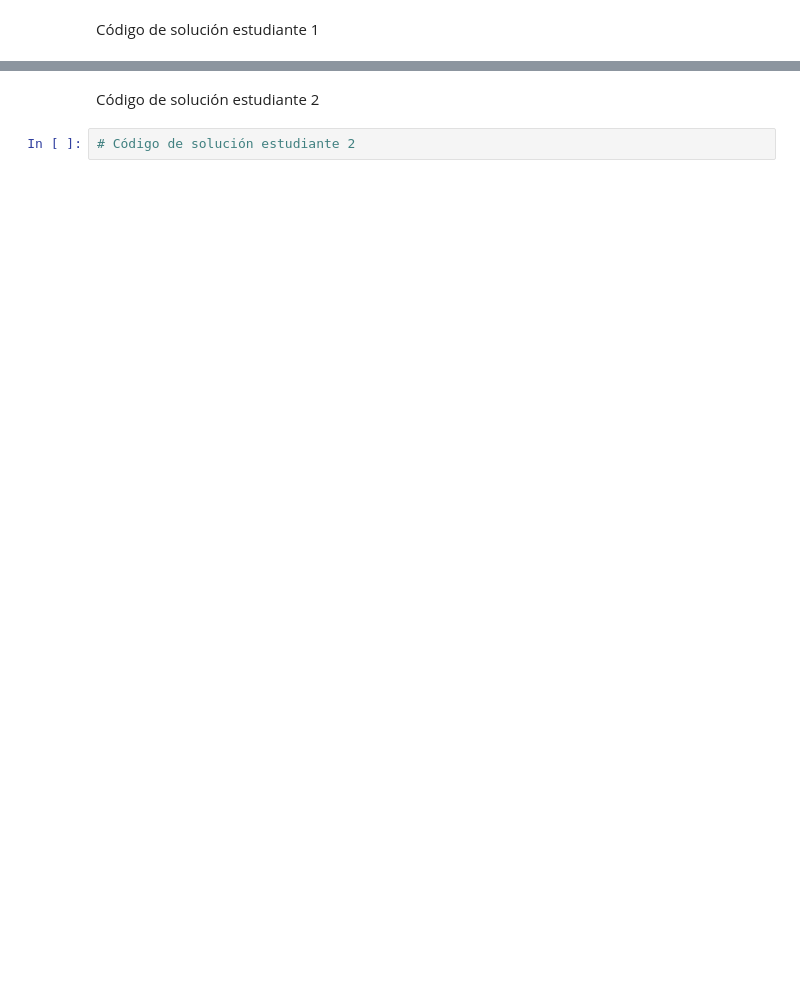
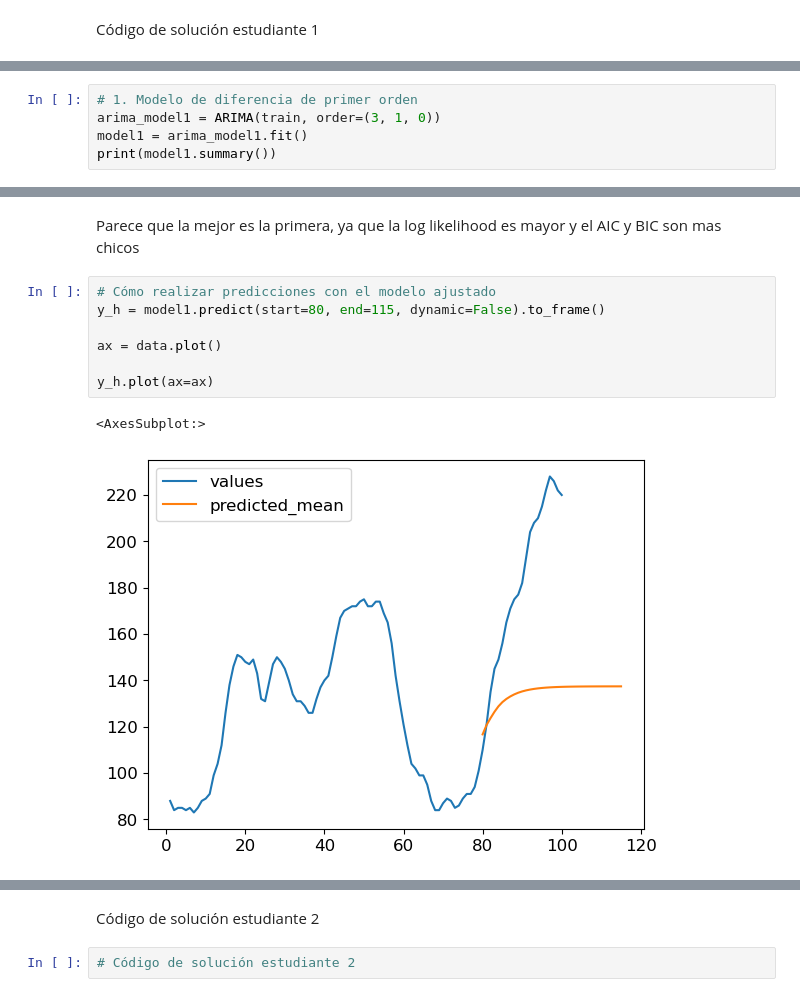
Before and after one commit to RafaJBZ/Tarea_2_RAJuarez_PAVilla, a Jupyter notebook: Tarea2.ipynb, the cells around one changed output, grey strips where cells are left out. Drawn from its saved outputs; the diff is of its cells as text; blank space fills up the shorter version.

```diff
--- a/Tarea2.ipynb
+++ b/Tarea2.ipynb
@@ -84,0 +168,5 @@ Código de solución estudiante 1
+# %%
+# 1. Modelo de diferencia de primer orden
+arima_model1 = ARIMA(train, order=(3, 1, 0))
+model1 = arima_model1.fit()
+print(model1.summary())
@@ -84,0 +223,12 @@ Código de solución estudiante 1
+# %% [markdown]
+Parece que la mejor es la primera, ya que la log likelihood es mayor y el AIC y BIC son mas chicos
+# %%
+# Cómo realizar predicciones con el modelo ajustado
+y_h = model1.predict(start=80, end=115, dynamic=False).to_frame()
+
+ax = data.plot()
+
+y_h.plot(ax=ax)
+# %% [output]
+<AxesSubplot:>
+[figure, added]
```
Also changed, not shown: parts of 32 cells of this notebook.
